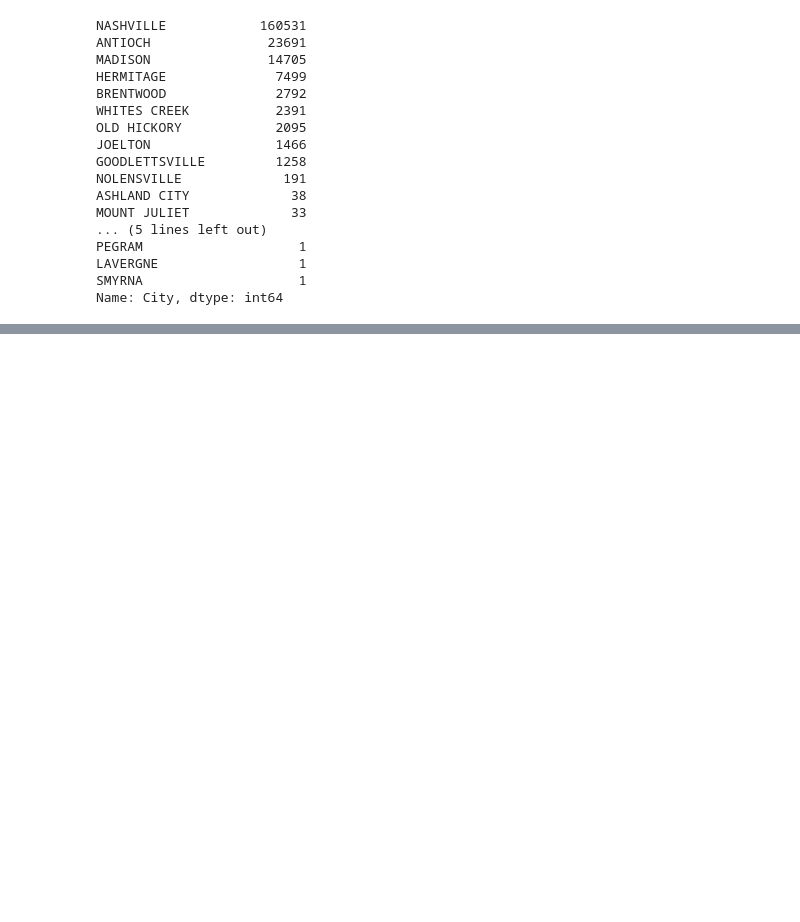
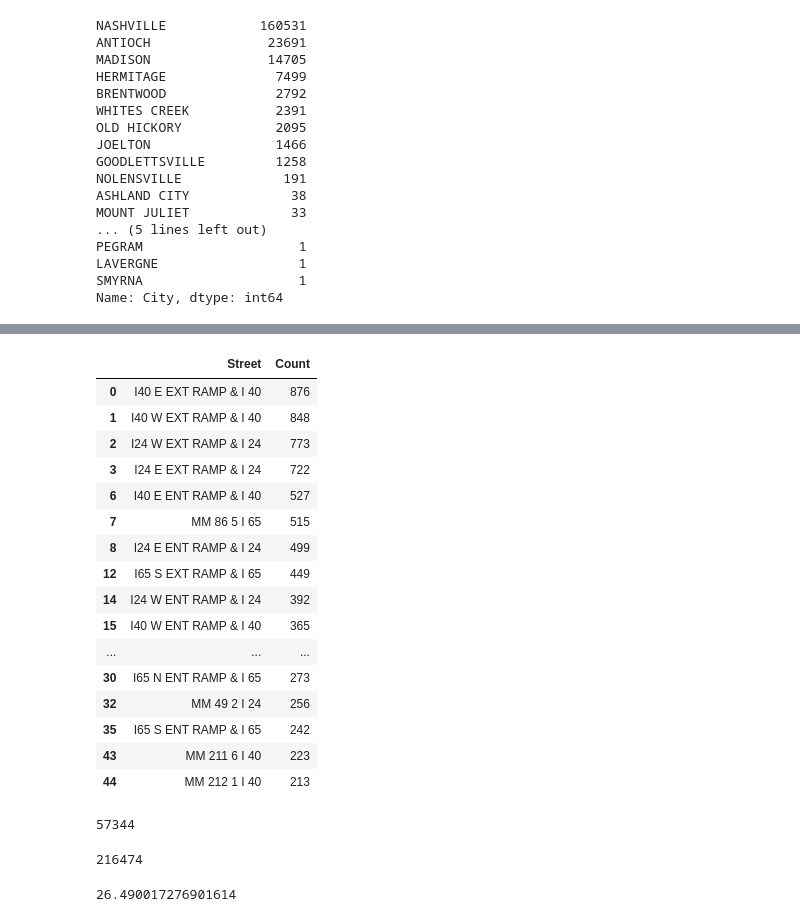
Before and after one commit to essetetsahai/nashville_traffic, a Jupyter notebook: notebooks/traffic_notebook.ipynb, the cells around one changed output, grey strips where cells are left out. Cells and saved outputs as stored; diff of their text form; code cells hidden in the pictures; blank space fills up the shorter version.

Commit message:
Interstate vs Non-interstate roads

```diff
--- a/notebooks/traffic_notebook.ipynb
+++ b/notebooks/traffic_notebook.ipynb
@@ -940,0 +886,11 @@ Name: ct, Length: 30403, dtype: int64
+# %%
+#How many accidents occured on an interstate vs on a regular street?
+intst = street[street['Street'].str.contains('I\d+', regex = True)
+               |
+               street['Street'].str.contains('I\s\d+', regex = True)
+               |
+               street['Street'].str.contains('I-\d+', regex = True)
+               |
+               street['Street'].str.contains('INTERSTATE\s\d+', regex = True)
+              ]
+intst
@@ -940,0 +911,32 @@ Name: ct, Length: 30403, dtype: int64
+# %%
+intst.head(20)
+# %% [output]
+|  | Street | Count |
+| 0 | I40 E EXT RAMP & I 40 | 876 |
+| 1 | I40 W EXT RAMP & I 40 | 848 |
+| 2 | I24 W EXT RAMP & I 24 | 773 |
+| 3 | I24 E EXT RAMP & I 24 | 722 |
+| 6 | I40 E ENT RAMP & I 40 | 527 |
+| 7 | MM 86 5 I 65 | 515 |
+| 8 | I24 E ENT RAMP & I 24 | 499 |
+| 12 | I65 S EXT RAMP & I 65 | 449 |
+| 14 | I24 W ENT RAMP & I 24 | 392 |
+| 15 | I40 W ENT RAMP & I 40 | 365 |
+| ... | ... | ... |
+| 30 | I65 N ENT RAMP & I 65 | 273 |
+| 32 | MM 49 2 I 24 | 256 |
+| 35 | I65 S ENT RAMP & I 65 | 242 |
+| 43 | MM 211 6 I 40 | 223 |
+| 44 | MM 212 1 I 40 | 213 |
+# %%
+intst['Count'].sum()
+# %% [output]
+57344
+# %%
+street['Count'].sum()
+# %% [output]
+216474
+# %%
+100*intst['Count'].sum()/street['Count'].sum()
+# %% [output]
+26.490017276901614
```
Also changed, not shown: parts of 27 cells of this notebook.
